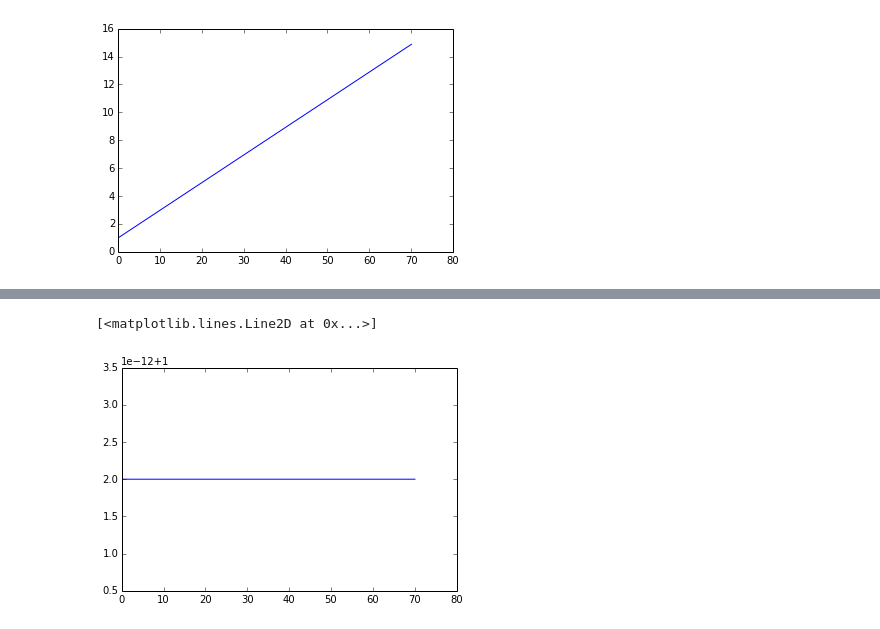
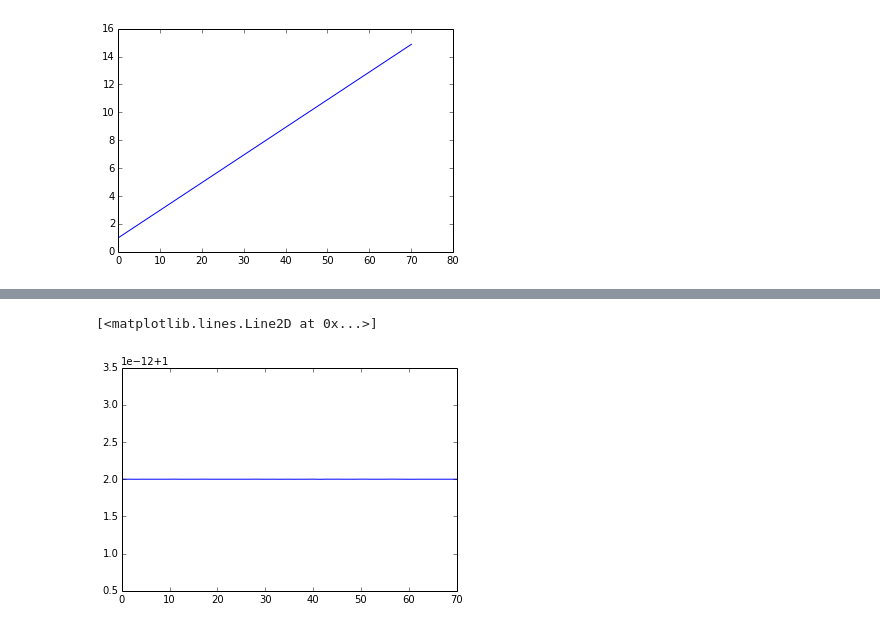
Before and after one commit to rahulporuri/project_work, a Jupyter notebook: test_functions_inflation.ipynb, the cells around one changed output, grey strips where cells are left out. Drawn from its saved outputs; the diff is of its cells as text; code cells hidden in the pictures.

```diff
--- a/test_functions_inflation.ipynb
+++ b/test_functions_inflation.ipynb
@@ -72,8 +72,8 @@ eps0 = (3./2)*((dphi0**2)/(dphi0**2/2. + V(phi0)))
 eps = 1./q
 # %%
 #H = [((V(phi_array[i]))/(3 -Dphi_array[i]**2/2))**(1./2) for i in range(len(phi_array))]
-phi = lambda N : phi_array[N]
-Dphi = lambda N : Dphi_array[N]
+phi = lambda N : phi_array[int((N-Ni)/step)]
+Dphi = lambda N : Dphi_array[int((N-Ni)/step)]
 H = lambda N : ((V(phi(N)))/(3 -Dphi(N)**2/2))**(1./2)
 # %%
 #plt.plot(numpy.linspace(0,70,npts+1), numpy.asarray(H)/Hi)
@@ -100,8 +103,9 @@ ai = 1e-05
 #z = [ai*numpy.exp(N_array[i])*Dphi_array[i] for i in range(len(N_array))]
 z = lambda N: ai*numpy.exp(N)*Dphi(N)
 # %%
-plt.plot(N_array, [1. +DDphi(i,phi(i),Dphi(i))/Dphi(i) for i in range(len(N_array))])
+#plt.plot(N_array, [1. +DDphi(i,phi(i),Dphi(i))/Dphi(i) for i in range(len(N_array))])
+plt.plot(numpy.arange(Ni,Nf+1), [1. +DDphi(N,phi(N),Dphi(N))/Dphi(N) for N in range(int(Nf)+1)])
 # is the plot of z'(N)/z(N), which I can't symbolically derive for reasons. reasons.
 # %% [output]
 [<matplotlib.lines.Line2D at 0x...>]
-[figure, old version]
+[figure, new version]
```
Also changed, not shown: parts of 3 cells of this notebook, 2 other files.
